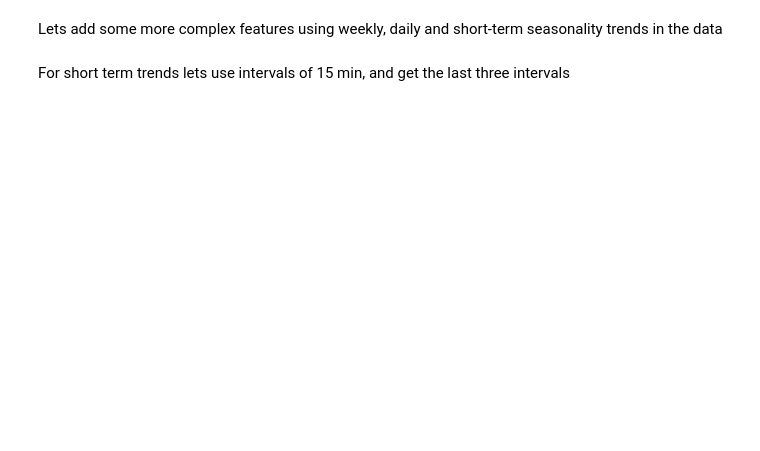
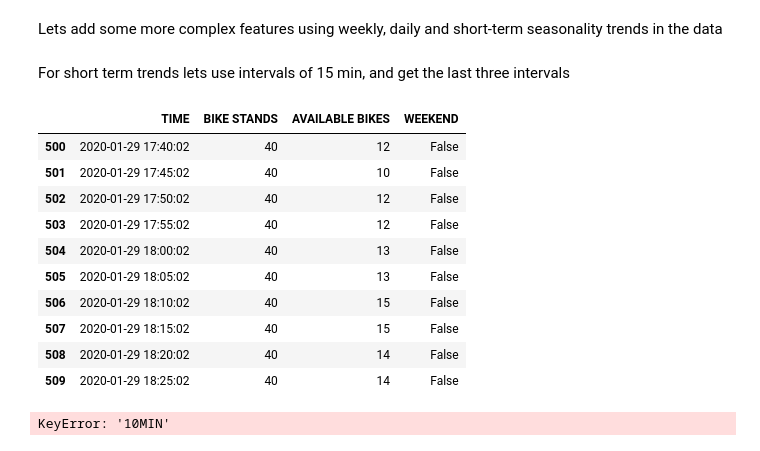
Before and after one commit to cormac-doyle/Final-Assignment-Machine-Learning, a Jupyter notebook: feature_engineering.ipynb, the cells around one changed output. Saved outputs shown, nothing was run; the diff lists cells and outputs as text; code cells hidden in the pictures; blank space fills up the shorter version.

```diff
--- a/feature_engineering.ipynb
+++ b/feature_engineering.ipynb
@@ -98,10 +85,52 @@ df_portobello.set_index("TIME",inplace=True,drop=True)
+# %%
+df_hospital["TIME"]=pd.to_datetime(df_hospital["TIME"])
+df_hospital["WEEKEND"] = df_hospital["TIME"].dt.dayofweek >=5
+
+df_hospital[500:510]
+# %% [output]
+|  | TIME | BIKE STANDS | AVAILABLE BIKES | WEEKEND |
+| 500 | 2020-01-29 17:40:02 | 40 | 12 | False |
+| 501 | 2020-01-29 17:45:02 | 40 | 10 | False |
+| 502 | 2020-01-29 17:50:02 | 40 | 12 | False |
+| 503 | 2020-01-29 17:55:02 | 40 | 12 | False |
+| 504 | 2020-01-29 18:00:02 | 40 | 13 | False |
+| 505 | 2020-01-29 18:05:02 | 40 | 13 | False |
+| 506 | 2020-01-29 18:10:02 | 40 | 15 | False |
+| 507 | 2020-01-29 18:15:02 | 40 | 15 | False |
+| 508 | 2020-01-29 18:20:02 | 40 | 14 | False |
+| 509 | 2020-01-29 18:25:02 | 40 | 14 | False |
 # %%
 
-df_hospital_map["10MIN"]=shift_target_variable(df_hospital, prediction_time = 10)
-df_portobello_map["10MIN"]=shift_target_variable(df_portobello, prediction_time = 10)
 
-df_hospital_map["30MIN"]=shift_target_variable(df_hospital, prediction_time = 30)
-df_portobello_map["30MIN"]=shift_target_variable(df_portobello, prediction_time = 30)
 
-df_hospital_map["60MIN"]=shift_target_variable(df_hospital, prediction_time = 60)
-df_portobello_map["60MIN"]=shift_target_variable(df_portobello, prediction_time =  60)
+df_hospital["TIME"]=pd.to_datetime(df_hospital["TIME"])
+df_portobello["TIME"]=pd.to_datetime(df_portobello["TIME"])
+df_hospital.set_index("TIME",inplace=True,drop=True)
+df_portobello.set_index("TIME",inplace=True,drop=True)
+
+
+
+df_hospital=normalize_features(df_hospital)
+df_portobello=normalize_features(df_portobello)
+
+
+df_hospital=get_trend_features(df_hospital)
+df_portobello=get_trend_features(df_portobello)
+
+
+
+for key in df_hospital_map:
+    print(key)
+    df_hospital_map[key] = get_seasonal_features(df_hospital_map[key])
+    df_portobello_map[key] = get_seasonal_features(df_portobello_map[key])
+
+df_hospital_map["10MIN"]=shift_target_variable(df_hospital_map["10MIN"], prediction_time = 10)
+df_portobello_map["10MIN"]=shift_target_variable(df_portobello_map["10MIN"], prediction_time = 10)
+
+df_hospital_map["30MIN"]=shift_target_variable(df_hospital_map["30MIN"], prediction_time = 30)
+df_portobello_map["30MIN"]=shift_target_variable(df_portobello_map["30MIN"], prediction_time = 30)
+
+df_hospital_map["60MIN"]=shift_target_variable(df_hospital_map["60MIN"], prediction_time = 60)
+df_portobello_map["60MIN"]=shift_target_variable(df_portobello_map["60MIN"], prediction_time =  60)
+# %% [output]
+KeyError: '10MIN'
```
Also changed, not shown: parts of 16 cells of this notebook, 2 other files.
